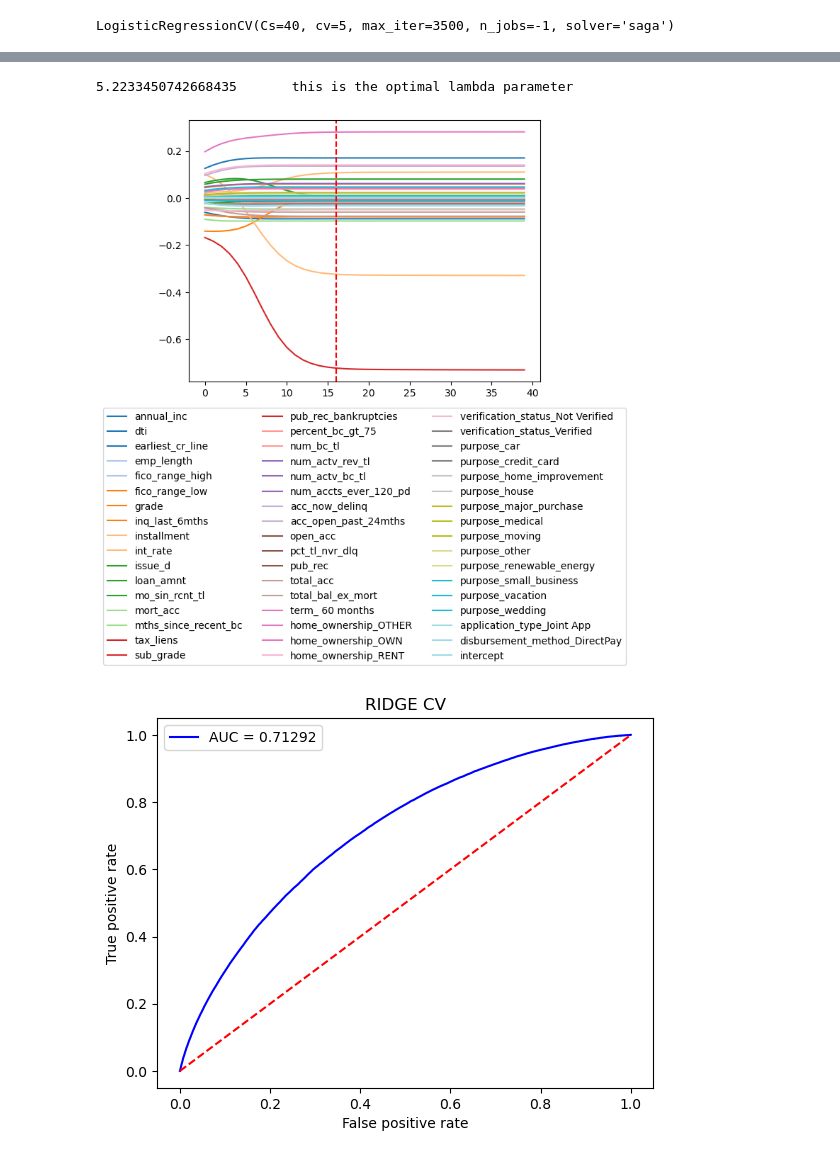
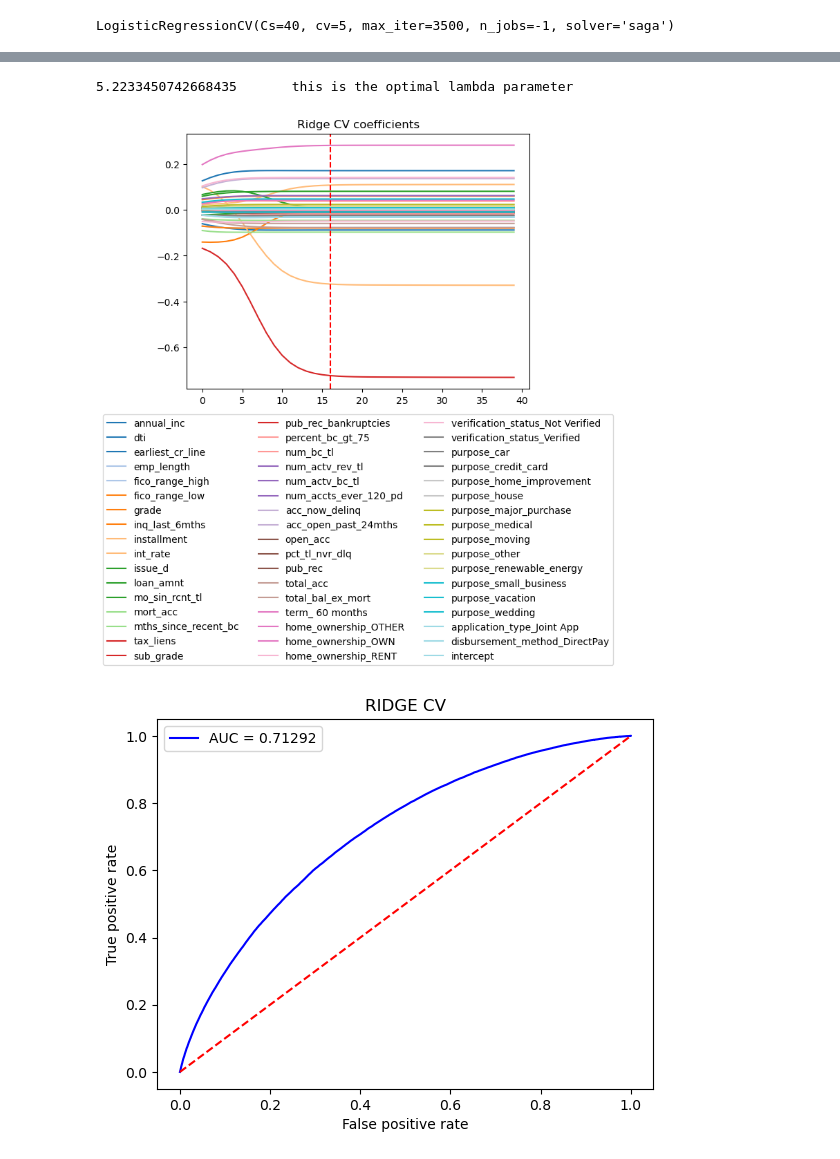
Before and after one commit to G-Mass/MTFI-project, a Jupyter notebook: p2p_lending_credit_risk_assessment.ipynb, the cells around one changed output, grey strips where cells are left out. Drawn from its saved outputs; the diff is of its cells as text; code cells hidden in the pictures.

```diff
--- a/p2p_lending_credit_risk_assessment.ipynb
+++ b/p2p_lending_credit_risk_assessment.ipynb
@@ -581,13 +604,14 @@ dtype: float64
 # %%
 print((ridgecv_model.C_**-1)[0],"\t this is the optimal lambda parameter")
 col_names = list(ridgecv_model.feature_names_in_)
 pd.DataFrame(ridgecv_model.coefs_paths_[1].mean(axis=0),columns=col_names+["intercept"]).plot(linewidth=1.5,colormap="tab20")
 plt.axvline(x=np.argmax(ridgecv_model.Cs_ == ridgecv_model.C_),linestyle="--",color="red")
 plt.legend(loc='lower center', bbox_to_anchor=(0.5, -1.1),ncols=3)
+plt.title("Ridge CV coefficients")
 plt.show()
 # %% [output]
 5.2233450742668435       this is the optimal lambda parameter
-[figure, old version]
+[figure, new version]
 # %%
 ridgecv_fpr, ridgecv_tpr, ridgecv_thresholds = roc_curve(y_val, ridgecv_phat_val)
 ridgecv_auc_val = roc_auc_score(y_val, ridgecv_phat_val)
```
Also changed, not shown: parts of 29 cells of this notebook, 3 other files.
